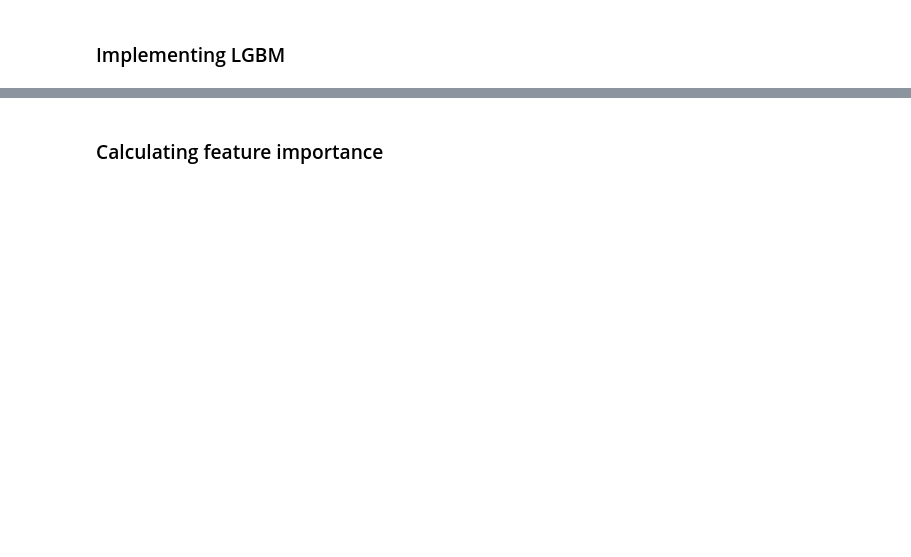
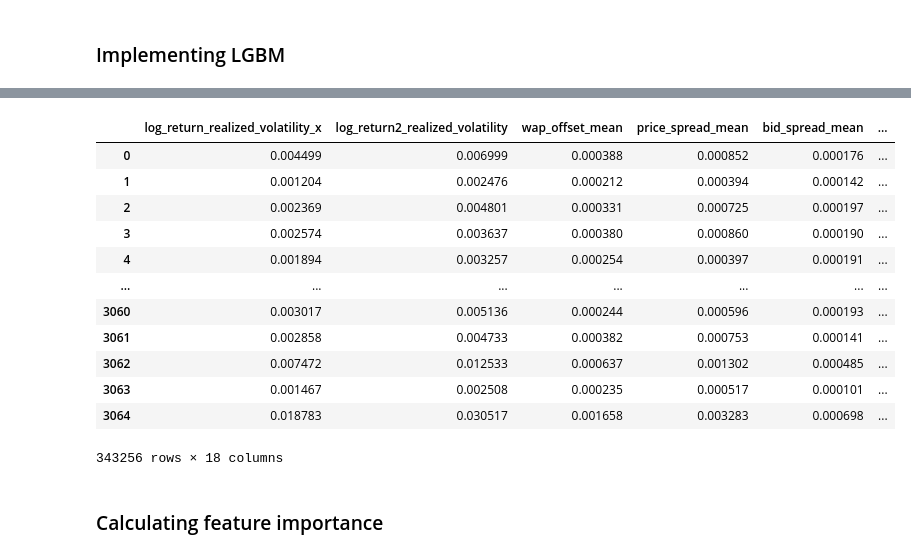
Before and after one commit to gilessssss/9417optivized, a Jupyter notebook: hugoStuff.ipynb, the cells around one changed output, grey strips where cells are left out. Saved outputs shown, nothing was run; the diff lists cells and outputs as text; code cells hidden in the pictures; blank space fills up the shorter version.

```diff
--- a/hugoStuff.ipynb
+++ b/hugoStuff.ipynb
@@ -159,3 +263,19 @@ You can set `force_col_wise=true` to remove the overhead.
+# %%
+X_train
+# %% [output]
+|  | log_return_realized_volatility_x | log_return2_realized_volatility | wap_offset_mean | price_spread_mean | bid_spread_mean | ... |
+| 0 | 0.004499 | 0.006999 | 0.000388 | 0.000852 | 0.000176 | ... |
+| 1 | 0.001204 | 0.002476 | 0.000212 | 0.000394 | 0.000142 | ... |
+| 2 | 0.002369 | 0.004801 | 0.000331 | 0.000725 | 0.000197 | ... |
+| 3 | 0.002574 | 0.003637 | 0.000380 | 0.000860 | 0.000190 | ... |
+| 4 | 0.001894 | 0.003257 | 0.000254 | 0.000397 | 0.000191 | ... |
+| ... | ... | ... | ... | ... | ... | ... |
+| 3060 | 0.003017 | 0.005136 | 0.000244 | 0.000596 | 0.000193 | ... |
+| 3061 | 0.002858 | 0.004733 | 0.000382 | 0.000753 | 0.000141 | ... |
+| 3062 | 0.007472 | 0.012533 | 0.000637 | 0.001302 | 0.000485 | ... |
+| 3063 | 0.001467 | 0.002508 | 0.000235 | 0.000517 | 0.000101 | ... |
+| 3064 | 0.018783 | 0.030517 | 0.001658 | 0.003283 | 0.000698 | ... |
+343256 rows × 18 columns
 # %% [markdown]
 ### Calculating feature importance
 # %%
```
Also changed, not shown: parts of 7 cells of this notebook, 1 other file.
